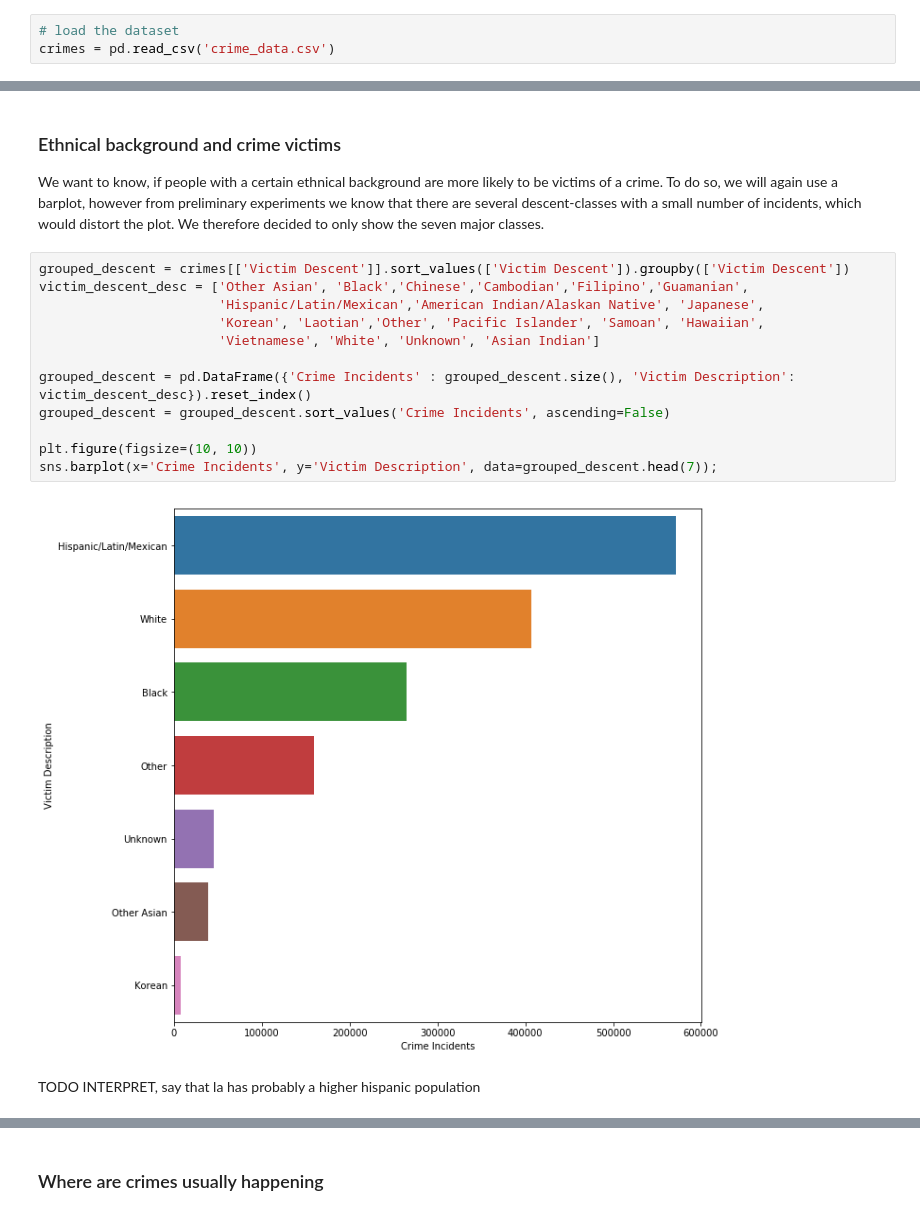
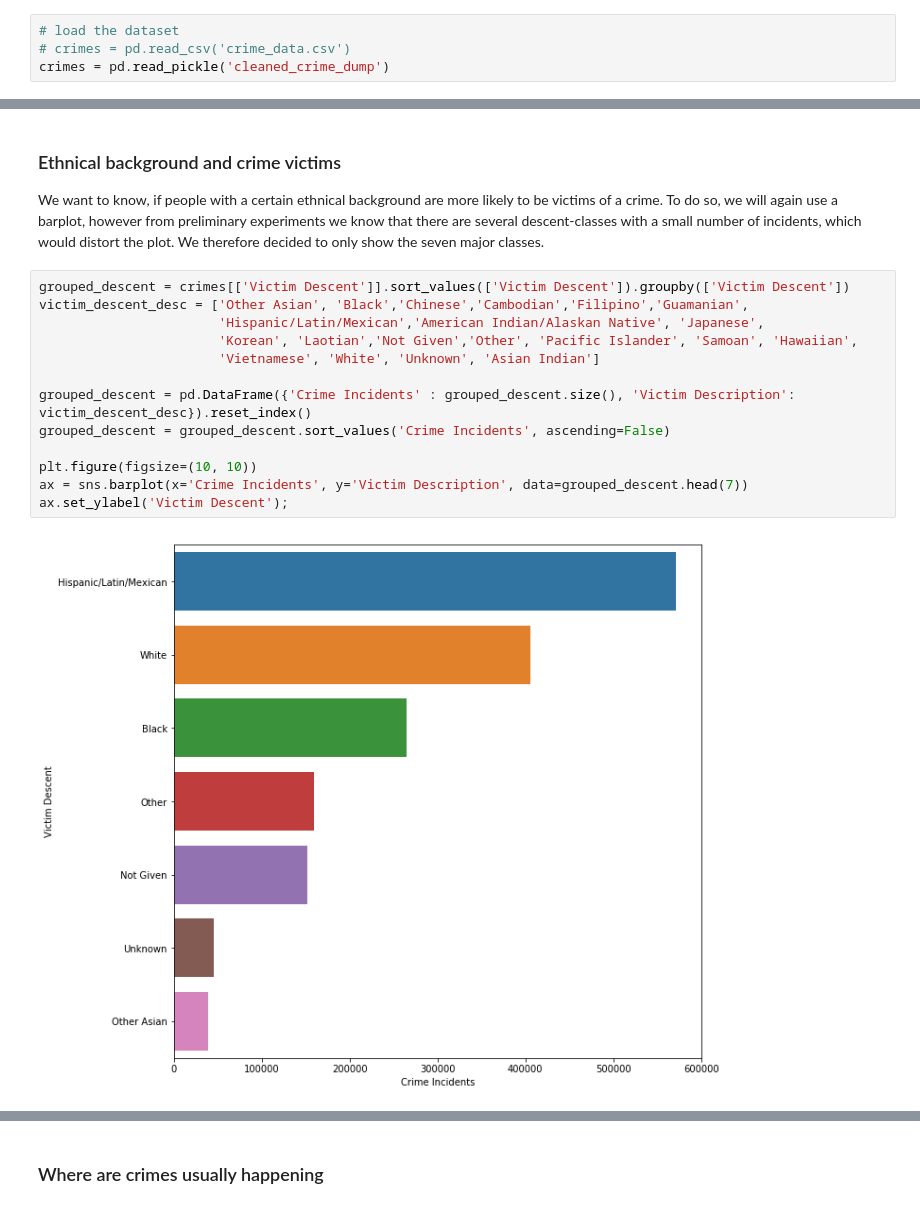
Before and after one commit to AlexUserForVA/VA_LACrimes, a Jupyter notebook: va_project_henkel_moser.ipynb, the cells around one changed output, grey strips where cells are left out. Cells and saved outputs as stored; diff of their text form.

```diff
--- a/va_project_henkel_moser.ipynb
+++ b/va_project_henkel_moser.ipynb
@@ -13,5 +30,6 @@ import gmplot
 ## Loading and wrangling of our dataset
 # %%
 # load the dataset
-crimes = pd.read_csv('crime_data.csv')
+# crimes = pd.read_csv('crime_data.csv')
+crimes = pd.read_pickle('cleaned_crime_dump')
 # %% [markdown]
@@ -271,16 +301,15 @@ To do so, we will again use a barplot, however from preliminary experiments we k
 # %%
 grouped_descent = crimes[['Victim Descent']].sort_values(['Victim Descent']).groupby(['Victim Descent'])
 victim_descent_desc = ['Other Asian', 'Black','Chinese','Cambodian','Filipino','Guamanian',
                        'Hispanic/Latin/Mexican','American Indian/Alaskan Native', 'Japanese',
-                       'Korean', 'Laotian','Other', 'Pacific Islander', 'Samoan', 'Hawaiian',
+                       'Korean', 'Laotian','Not Given','Other', 'Pacific Islander', 'Samoan', 'Hawaiian',
                        'Vietnamese', 'White', 'Unknown', 'Asian Indian']
 
 grouped_descent = pd.DataFrame({'Crime Incidents' : grouped_descent.size(), 'Victim Description': victim_descent_desc}).reset_index()
 grouped_descent = grouped_descent.sort_values('Crime Incidents', ascending=False)
 
 plt.figure(figsize=(10, 10))
-sns.barplot(x='Crime Incidents', y='Victim Description', data=grouped_descent.head(7));
+ax = sns.barplot(x='Crime Incidents', y='Victim Description', data=grouped_descent.head(7))
+ax.set_ylabel('Victim Descent');
 # %% [output]
-[figure, old version]
+[figure, new version]
-# %% [markdown]
-TODO INTERPRET, say that la has probably a higher hispanic population
```
Also changed, not shown: parts of 89 cells of this notebook.
